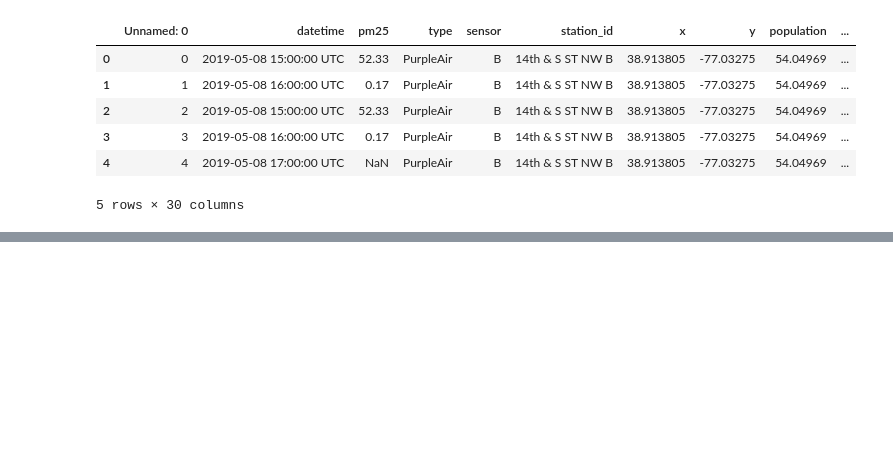
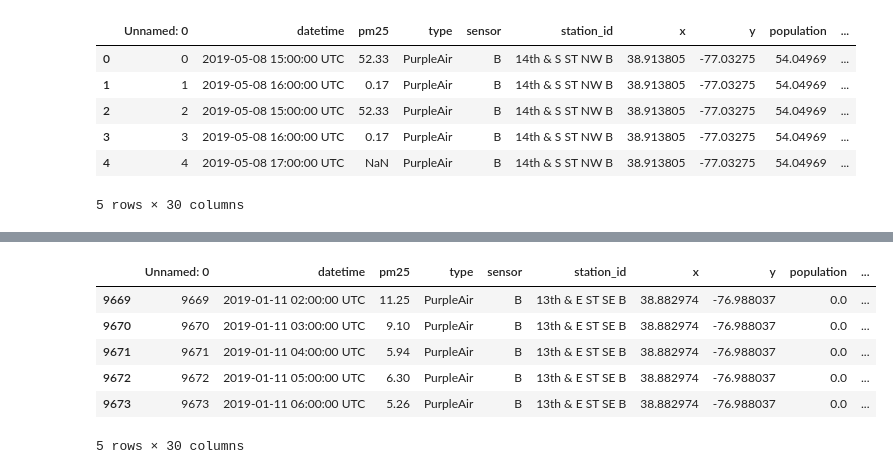
Before and after one commit to georgetown-analytics/Air-Pollution, a Jupyter notebook: data/Data extraction & wrangling.ipynb, the cells around one changed output, grey strips where cells are left out. Drawn from its saved outputs; the diff is of its cells as text; code cells hidden in the pictures; blank space fills up the shorter version.

```diff
--- a/data/Data extraction & wrangling.ipynb
+++ b/data/Data extraction & wrangling.ipynb
@@ -342,0 +352,10 @@ df.to_csv("bigtable.csv", index=False)
+# %%
+df[df["population"] == 0].head()
+# %% [output]
+|  | Unnamed: 0 | datetime | pm25 | type | sensor | station_id | x | y | population | ... |
+| 9669 | 9669 | 2019-01-11 02:00:00 UTC | 11.25 | PurpleAir | B | 13th & E ST SE B | 38.882974 | -76.988037 | 0.0 | ... |
+| 9670 | 9670 | 2019-01-11 03:00:00 UTC | 9.10 | PurpleAir | B | 13th & E ST SE B | 38.882974 | -76.988037 | 0.0 | ... |
+| 9671 | 9671 | 2019-01-11 04:00:00 UTC | 5.94 | PurpleAir | B | 13th & E ST SE B | 38.882974 | -76.988037 | 0.0 | ... |
+| 9672 | 9672 | 2019-01-11 05:00:00 UTC | 6.30 | PurpleAir | B | 13th & E ST SE B | 38.882974 | -76.988037 | 0.0 | ... |
+| 9673 | 9673 | 2019-01-11 06:00:00 UTC | 5.26 | PurpleAir | B | 13th & E ST SE B | 38.882974 | -76.988037 | 0.0 | ... |
+5 rows × 30 columns
```
Also changed, not shown: parts of 11 cells of this notebook, 1 other file.
